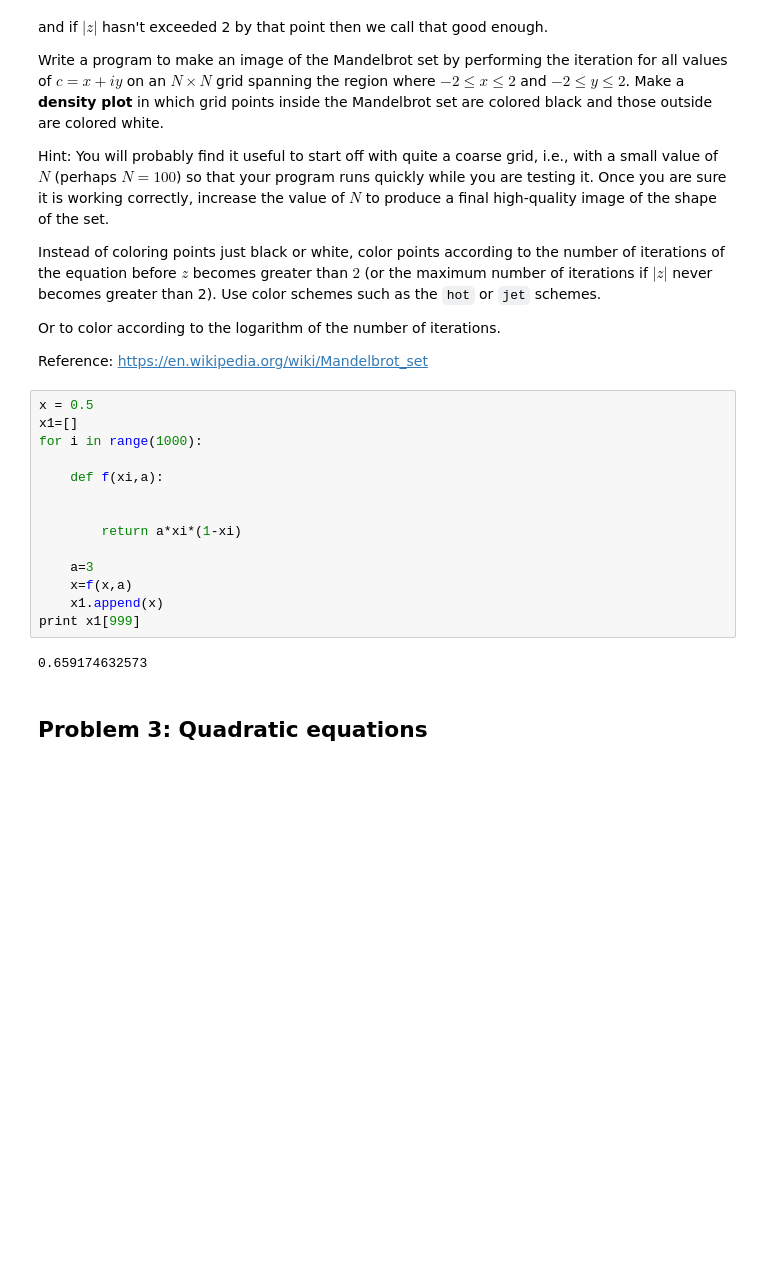
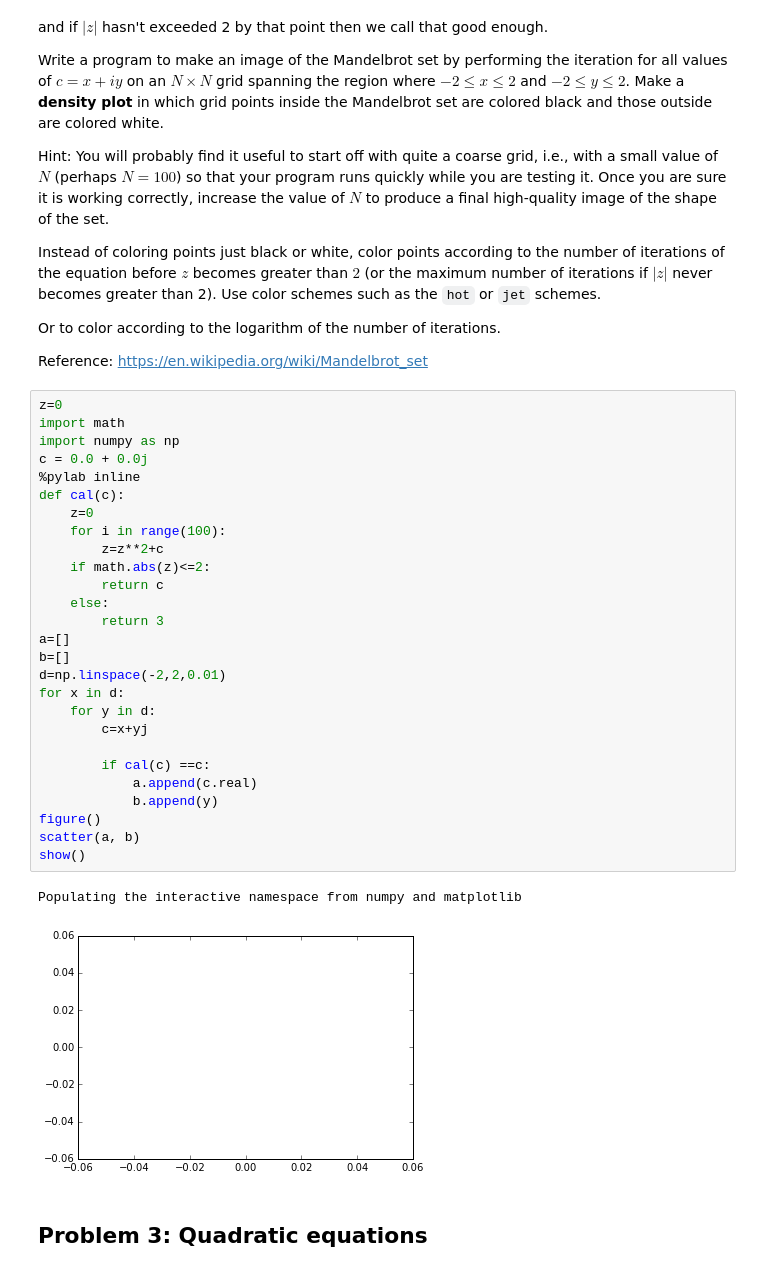
Before and after one commit to pcchen/NTHU10320PHYS290000, a Jupyter notebook: student/101022136/Homework3.ipynb, the cells around one changed output. Cells and saved outputs as stored; diff of their text form; blank space fills up the shorter version.

```diff
--- a/student/101022136/Homework3.ipynb
+++ b/student/101022136/Homework3.ipynb
@@ -114,22 +114,36 @@ Instead of coloring points just black or white, color points according to the nu
 Or to color according to the logarithm of the number of iterations.
 
 Reference: https://en.wikipedia.org/wiki/Mandelbrot_set
-# %%
-x = 0.5
-x1=[]
-for i in range(1000):
-
-    def f(xi,a):
-
-
-        return a*xi*(1-xi)
-
-    a=3
-    x=f(x,a)
-    x1.append(x)
-print x1[999]
-# %% [output]
-0.659174632573
+# %%
+z=0
+import math
+import numpy as np
+c = 0.0 + 0.0j
+%pylab inline
+def cal(c):
+    z=0
+    for i in range(100):
+        z=z**2+c
+    if math.abs(z)<=2:
+        return c
+    else:
+        return 3
+a=[]
+b=[]
+d=np.linspace(-2,2,0.01)
+for x in d:
+    for y in d:
+        c=x+yj
+
+        if cal(c) ==c:
+            a.append(c.real)
+            b.append(y)
+figure()
+scatter(a, b)
+show()
+# %% [output]
+Populating the interactive namespace from numpy and matplotlib
+[figure, added]
 # %% [markdown]
 ## Problem 3: Quadratic equations
 # %% [markdown]
```
Also changed, not shown: parts of 11 cells of this notebook.
